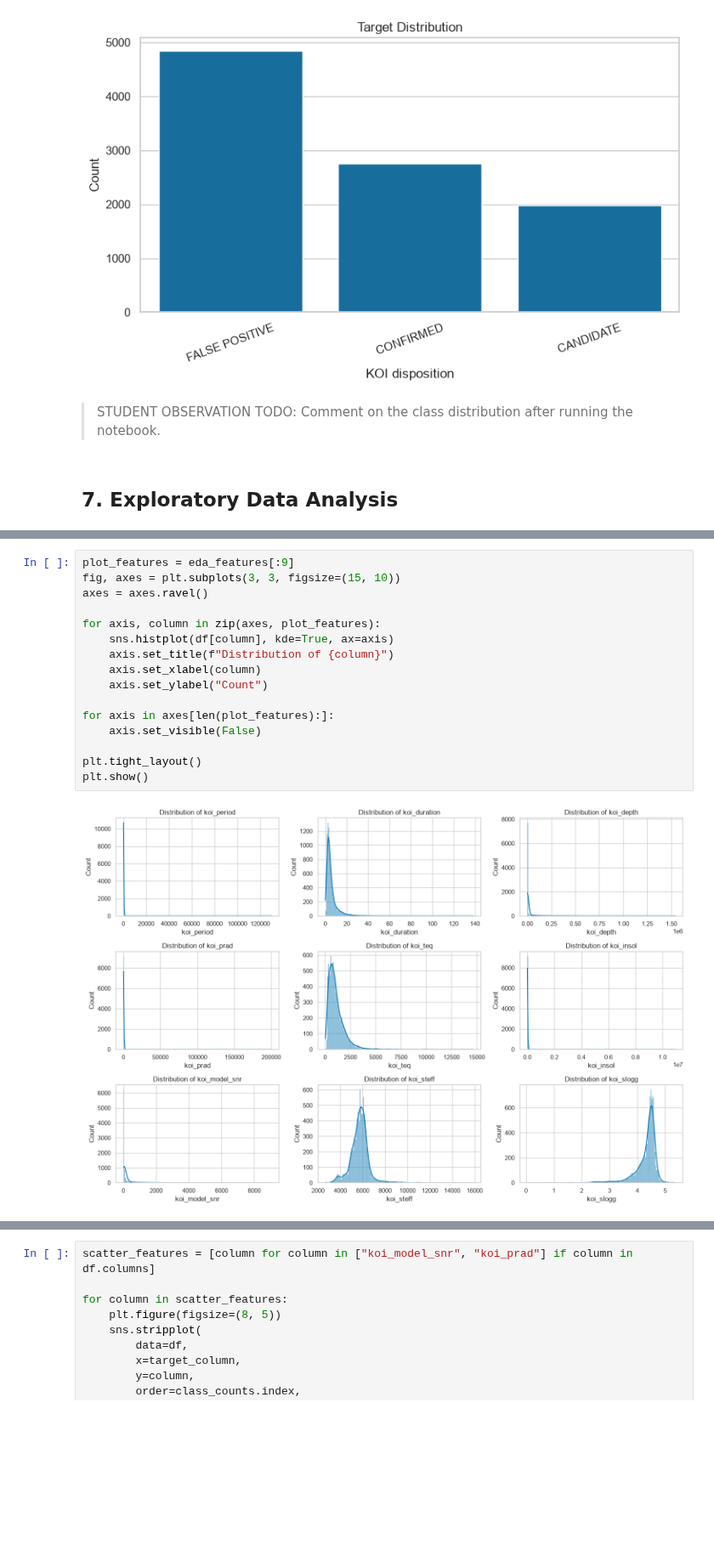
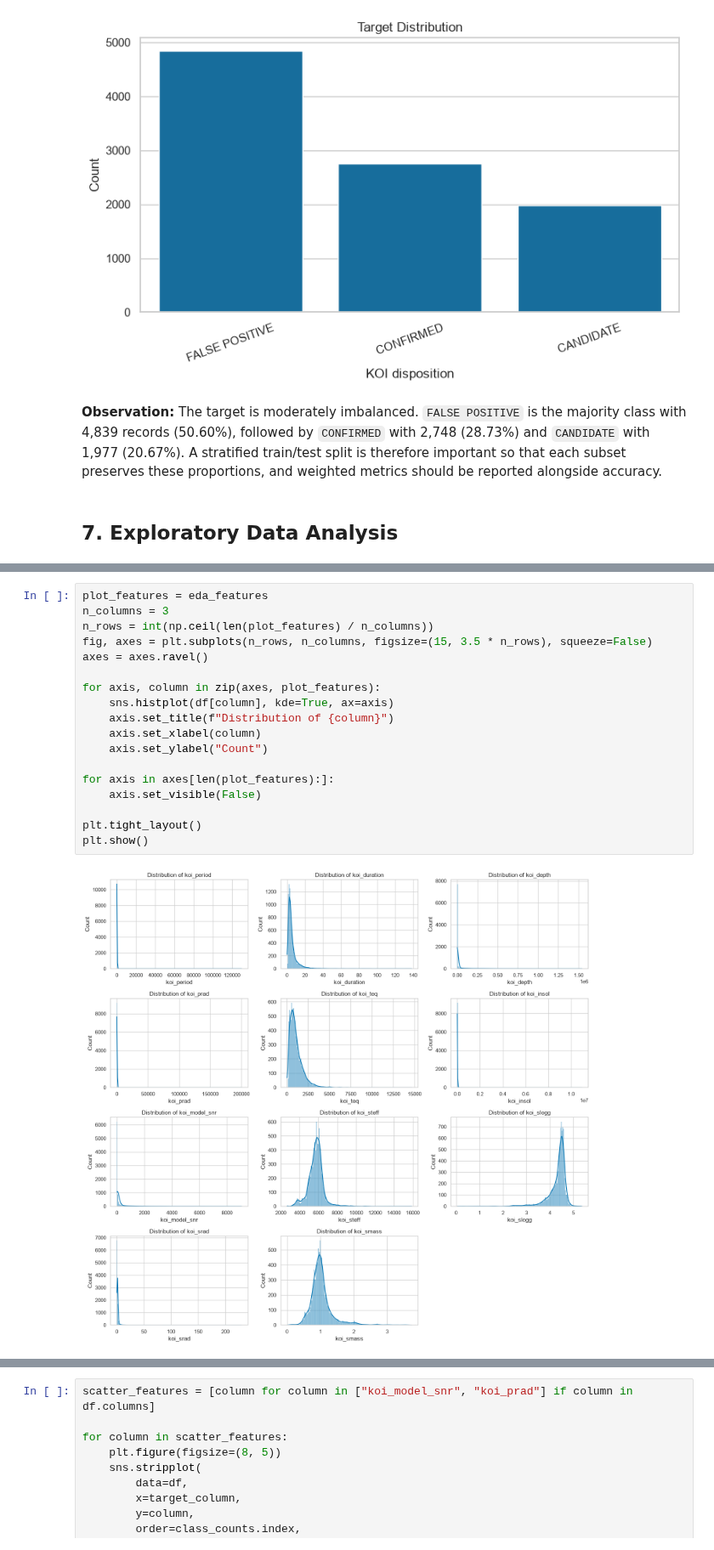
Before and after one commit to DominicKarolPeter/ML-Capstone_project, a Jupyter notebook: notebooks/classification.ipynb, the cells around one changed output, grey strips where cells are left out. Shown at 85% size. Saved outputs shown, nothing was run; the diff lists cells and outputs as text; blank space fills up the shorter version.

```diff
--- a/notebooks/classification.ipynb
+++ b/notebooks/classification.ipynb
@@ -176,7 +176,7 @@ plt.show()
 # %% [output]
 [figure]
 # %% [markdown]
-> STUDENT OBSERVATION TODO: Comment on the class distribution after running the notebook.
+**Observation:** The target is moderately imbalanced. `FALSE POSITIVE` is the majority class with 4,839 records (50.60%), followed by `CONFIRMED` with 2,748 (28.73%) and `CANDIDATE` with 1,977 (20.67%). A stratified train/test split is therefore important so that each subset preserves these proportions, and weighted metrics should be reported alongside accuracy.
 # %% [markdown]
 ## 7. Exploratory Data Analysis
 # %%
@@ -210,21 +210,23 @@ display(df[eda_features].describe().T)
 | koi_srad | 9201.0 | 1.728712 | 6.127185 | 0.109000 | 0.829000 | 1.000000 | 1.345000 | 2.299080e+02 |
 | koi_smass | 9201.0 | 1.023706 | 0.349447 | 0.000000 | 0.845000 | 0.974000 | 1.101000 | 3.735000e+00 |
 # %%
-plot_features = eda_features[:9]
-fig, axes = plt.subplots(3, 3, figsize=(15, 10))
+plot_features = eda_features
+n_columns = 3
+n_rows = int(np.ceil(len(plot_features) / n_columns))
+fig, axes = plt.subplots(n_rows, n_columns, figsize=(15, 3.5 * n_rows), squeeze=False)
 axes = axes.ravel()
 
 for axis, column in zip(axes, plot_features):
     sns.histplot(df[column], kde=True, ax=axis)
     axis.set_title(f"Distribution of {column}")
     axis.set_xlabel(column)
     axis.set_ylabel("Count")
 
 for axis in axes[len(plot_features):]:
     axis.set_visible(False)
 
 plt.tight_layout()
 plt.show()
 # %% [output]
-[figure, old version]
+[figure, new version]
 # %% [markdown]
```
Also changed, not shown: parts of 7 cells of this notebook.
